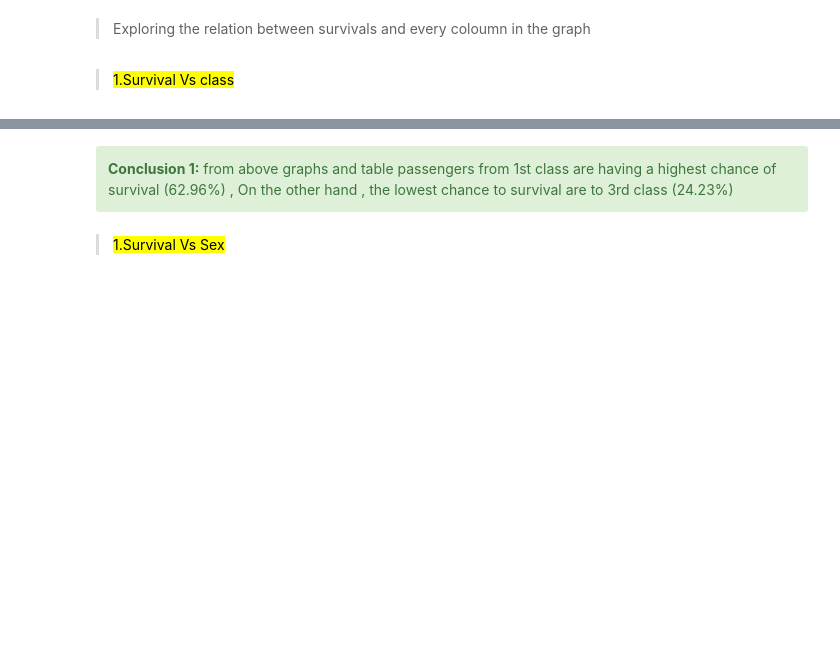
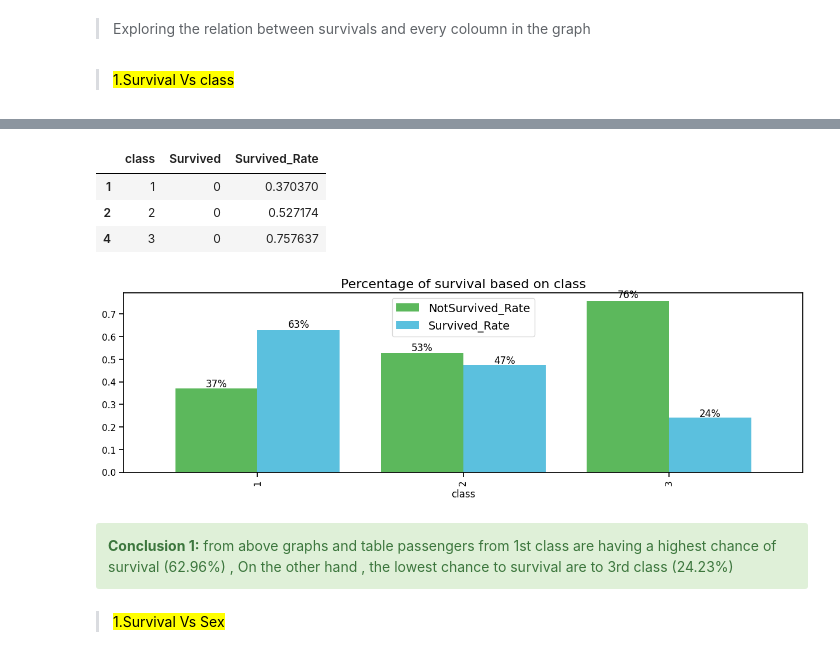
Before and after one commit to mtheggi/Titanic-Survival-Prediction, a Jupyter notebook: Titanic_Survival_Prediction.ipynb, the cells around one changed output, grey strips where cells are left out. Drawn from its saved outputs; the diff is of its cells as text; code cells hidden in the pictures; blank space fills up the shorter version.

Commit message:
Survival Vs Class Graph more clean plot graph

```diff
--- a/Titanic_Survival_Prediction.ipynb
+++ b/Titanic_Survival_Prediction.ipynb
@@ -210,3 +223,35 @@ Name: Survived, dtype: float64
+# %%
+#df_Class_Vs_Survived['class']
+df_notSurvived = df_Class_Vs_Survived[df_Class_Vs_Survived["Survived"] == 0]
+df_notSurvived
+#df_Class_Vs_Survived['NotSurvived'] =
+# %% [output]
+|  | class | Survived | Survived_Rate |
+| 1 | 1 | 0 | 0.370370 |
+| 2 | 2 | 0 | 0.527174 |
+| 4 | 3 | 0 | 0.757637 |
+# %%
+df_notSurvived.drop(["Survived"], axis=1,inplace = True)
+df_Class_Vs_Survived.drop([1,2,4] , axis=0,inplace = True )
+# %%
+df_Class_Vs_Survived.drop(["Survived"], axis=1,inplace = True)
+# %%
+df_notSurvived.rename(columns = {'Survived_Rate' : 'NotSurvived_Rate'}, inplace = True)
+# %%
+result = pd.merge(df_notSurvived, df_Class_Vs_Survived, on = 'class')
+result.set_index('class', inplace = True)
+# %%
+colors_list = ['#5cb85c','#5bc0de','#d9534f']
+ax = result.plot(kind='bar',figsize=(15,4),width = 0.8,color = colors_list,edgecolor=None)
+plt.legend(labels=result.columns,fontsize= 14)
+plt.title("Percentage of survival based on class",fontsize= 16)
+for p in ax.patches:
+    width = p.get_width()
+    height = p.get_height()
+    x, y = p.get_xy()
+    ax.annotate(f'{height:.0%}', (x + width/2, y + height*1.02), ha='center')
+# %% [output]
+[figure, added]
 # %% [markdown]
 <div class="alert alert-block alert-success">
 <b>Conclusion 1:</b> from above graphs and table passengers from 1st class are having a highest chance of survival (62.96%) , On the other hand , the lowest chance to survival are to 3rd class (24.23%)
```
Also changed, not shown: parts of 20 cells of this notebook.
